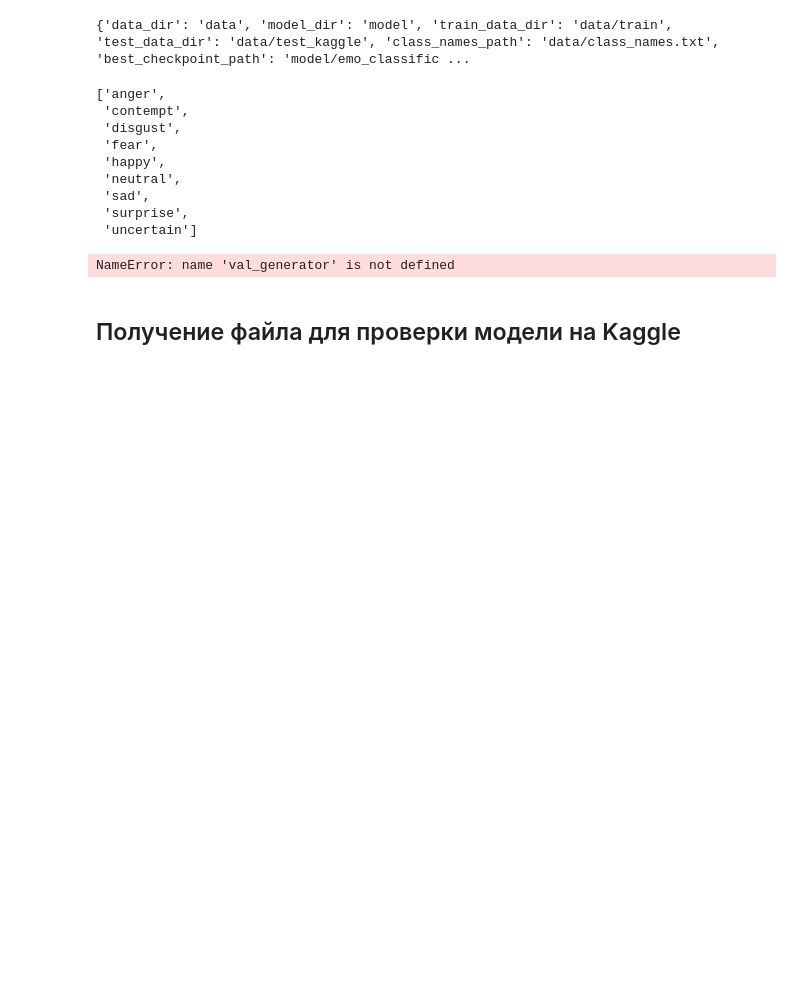
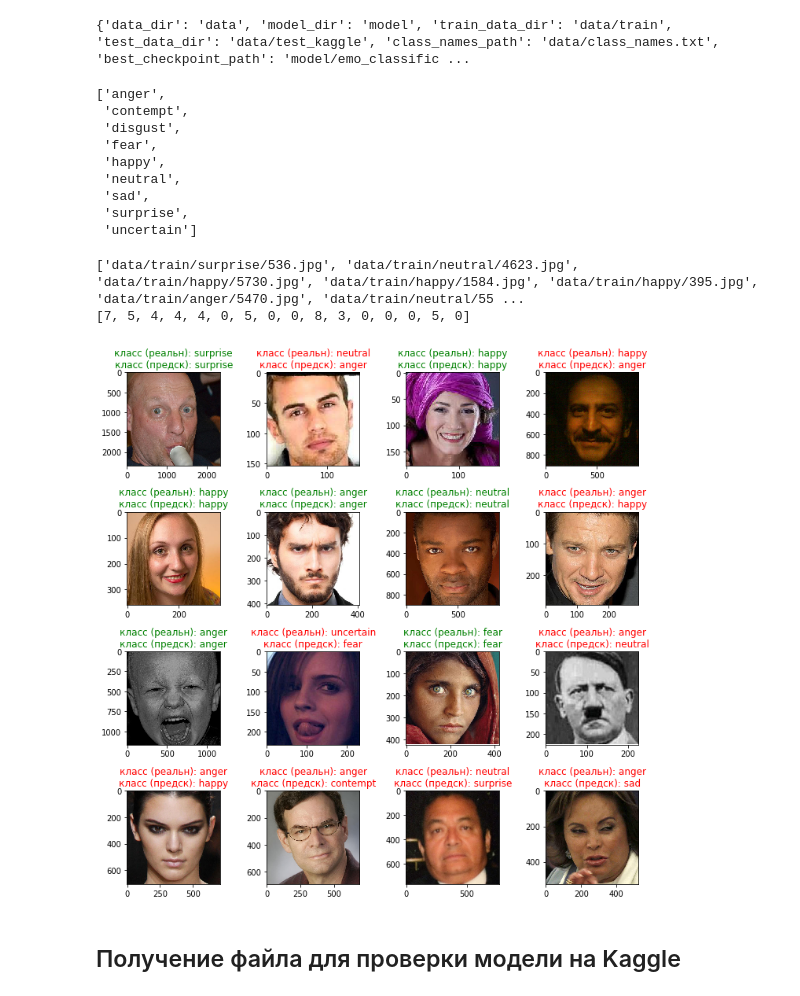
Before and after one commit to keymkm/EmoDetector, a Jupyter notebook: emo_classificator_test.ipynb, the cells around one changed output. Drawn from its saved outputs; the diff is of its cells as text; code cells hidden in the pictures; blank space fills up the shorter version.

```diff
--- a/emo_classificator_test.ipynb
+++ b/emo_classificator_test.ipynb
@@ -55,10 +78,49 @@ emo_classes_names
 # %%
 # Загрузим модель
-model_emo_classificator = tf.keras.models.load_model(paths['best_checkpoint_path'])
-
-#model_emo_classificator.evaluate(val_generator)
+model_emo_classificator = tf.keras.models.load_model(model_path)
-# %% [output]
-NameError: name 'val_generator' is not defined
+# %%
+#Соберем пути до изображений и индексы их эмоций
+
+folder = []
+for i in os.walk(paths['train_data_dir']):
+    folder.append(i)
+
+images_paths = []
+images_labels = []
+for i in folder:
+    for j in i[2]:
+        images_paths.append(i[0]+'/'+j)
+        images_labels.append(emo_classes_names.index(i[0].split('/')[-1]))
+    #for
+
+# выберем картинки для проверки
+sample_cnt = 16
+
+sample_img_paths = []
+sample_img_labels = []
+for i in range (sample_cnt):
+    index = random.choice(range(0, len(images_paths)))
+    sample_img_paths.append (images_paths[index])
+    sample_img_labels.append (images_labels[index])
+
+#for
+
+print (sample_img_paths)
+print (sample_img_labels)
+# %% [output]
+['data/train/surprise/536.jpg', 'data/train/neutral/4623.jpg', 'data/train/happy/5730.jpg', 'data/train/happy/1584.jpg', 'data/train/happy/395.jpg', 'data/train/anger/5470.jpg', 'data/train/neutral/55 ...
+[7, 5, 4, 4, 4, 0, 5, 0, 0, 8, 3, 0, 0, 0, 5, 0]
+# %%
+#Тест модели
+
+utils.test_model_prediction (p_model = model_emo_classificator,
+                             p_img_paths = sample_img_paths,
+                             p_img_emo_idxs = sample_img_labels,
+                             p_img_target_size = (IMAGE_SIZE, IMAGE_SIZE),
+                             preprocess_func = preprocess_input,
+                             p_emo_classes_names = emo_classes_names)
+# %% [output]
+[figure, added]
 # %% [markdown]
 ## Получение файла для проверки модели на Kaggle
 # %%
```
Also changed, not shown: parts of 4 cells of this notebook, 3 other files.
